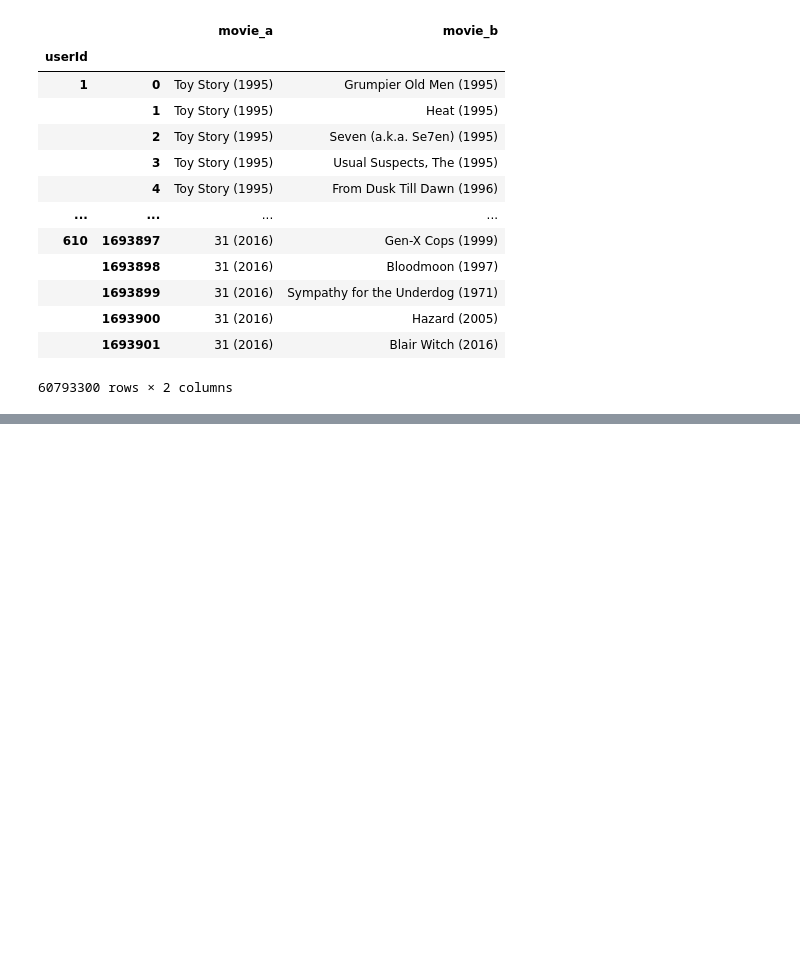
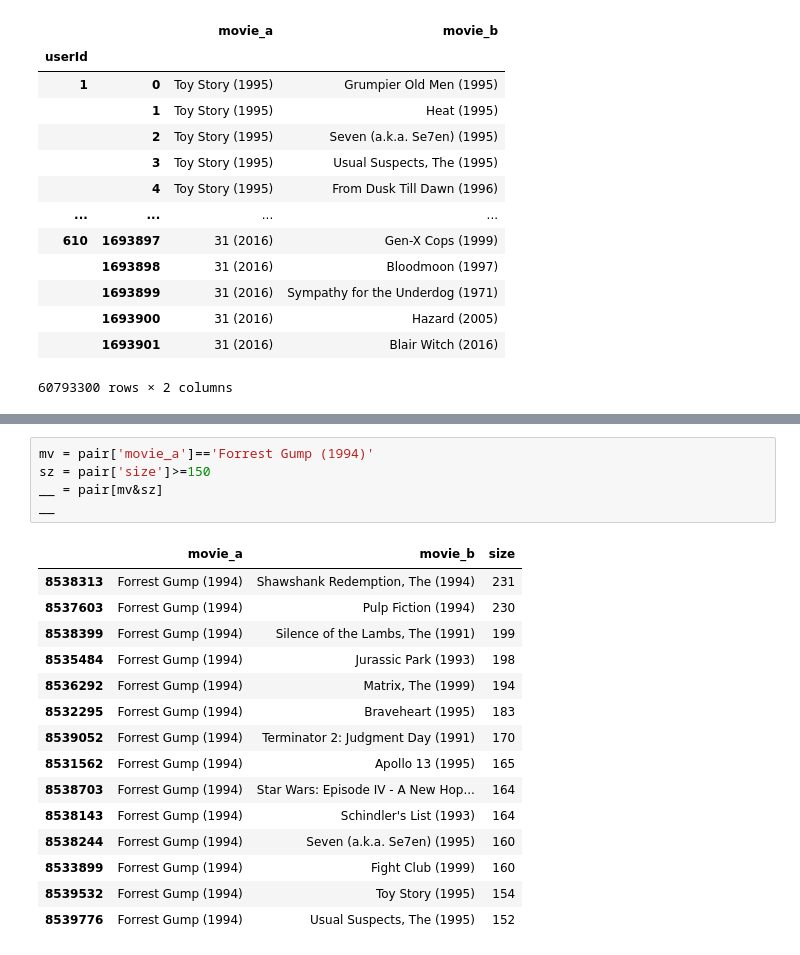
Before and after one commit to adambria1309/KurapikaZoldyck, a Jupyter notebook: Unlimited Chapter - Project/Building Recommendation Engine System.ipynb, the cells around one changed output, grey strips where cells are left out. Cells and saved outputs as stored; diff of their text form; blank space fills up the shorter version.

```diff
--- a/Unlimited Chapter - Project/Building Recommendation Engine System.ipynb
+++ b/Unlimited Chapter - Project/Building Recommendation Engine System.ipynb
@@ -151,0 +206,21 @@ movie_combinations
+# %%
+mv = pair['movie_a']=='Forrest Gump (1994)'
+sz = pair['size']>=150
+__ = pair[mv&sz]
+__
+# %% [output]
+|  | movie_a | movie_b | size |
+| 8538313 | Forrest Gump (1994) | Shawshank Redemption, The (1994) | 231 |
+| 8537603 | Forrest Gump (1994) | Pulp Fiction (1994) | 230 |
+| 8538399 | Forrest Gump (1994) | Silence of the Lambs, The (1991) | 199 |
+| 8535484 | Forrest Gump (1994) | Jurassic Park (1993) | 198 |
+| 8536292 | Forrest Gump (1994) | Matrix, The (1999) | 194 |
+| 8532295 | Forrest Gump (1994) | Braveheart (1995) | 183 |
+| 8539052 | Forrest Gump (1994) | Terminator 2: Judgment Day (1991) | 170 |
+| 8531562 | Forrest Gump (1994) | Apollo 13 (1995) | 165 |
+| 8538703 | Forrest Gump (1994) | Star Wars: Episode IV - A New Hop... | 164 |
+| 8538143 | Forrest Gump (1994) | Schindler's List (1993) | 164 |
+| 8538244 | Forrest Gump (1994) | Seven (a.k.a. Se7en) (1995) | 160 |
+| 8533899 | Forrest Gump (1994) | Fight Club (1999) | 160 |
+| 8539532 | Forrest Gump (1994) | Toy Story (1995) | 154 |
+| 8539776 | Forrest Gump (1994) | Usual Suspects, The (1995) | 152 |
```
Also changed, not shown: parts of 8 cells of this notebook.
